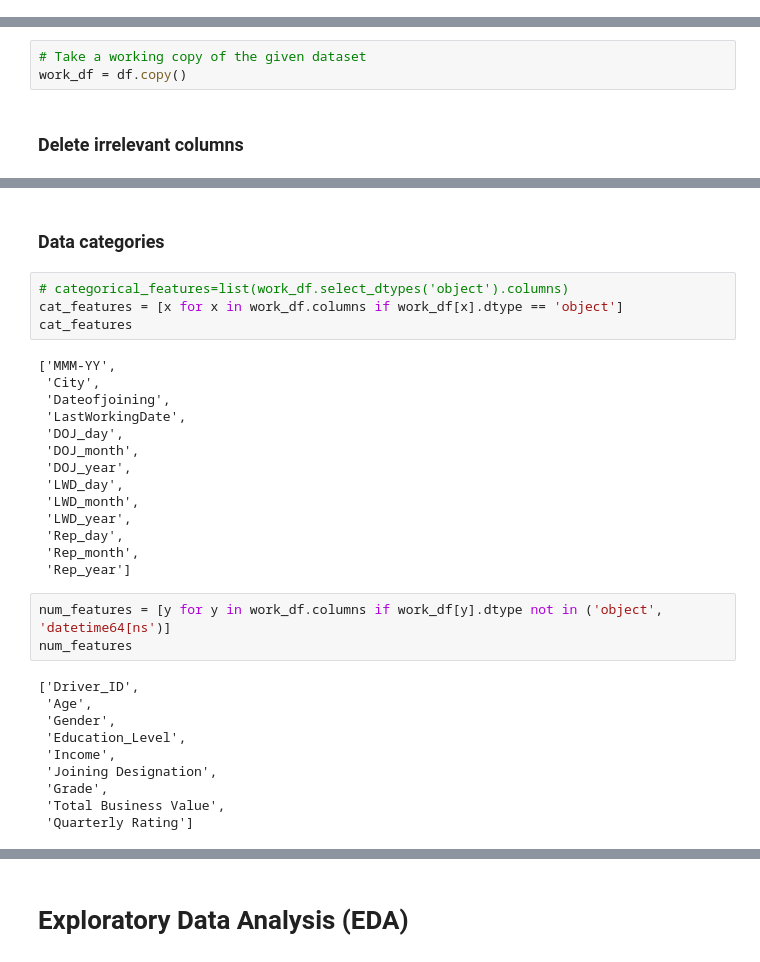
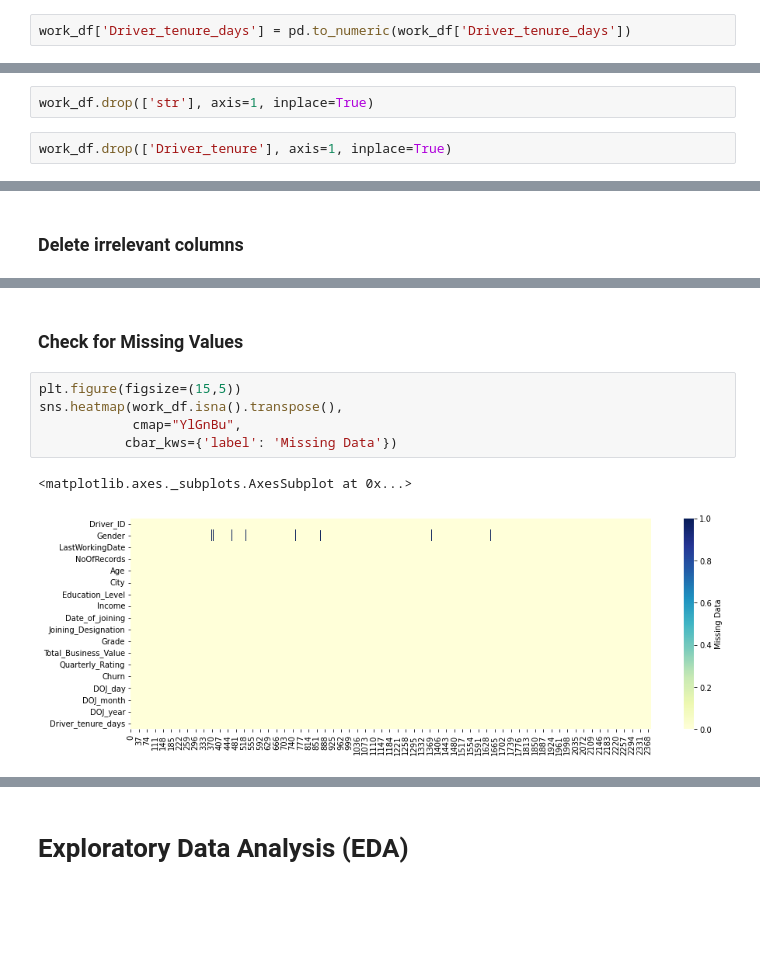
Before and after one commit to PrithiviRajMK/ScalerProjects, a Jupyter notebook: OLA.ipynb, the cells around one changed output, grey strips where cells are left out. Saved outputs shown, nothing was run; the diff lists cells and outputs as text; blank space fills up the shorter version.

```diff
--- a/OLA.ipynb
+++ b/OLA.ipynb
@@ -257,0 +255,2 @@ df.head()
+# %%
+work_df['Driver_tenure_days'] = pd.to_numeric(work_df['Driver_tenure_days'])
@@ -257,0 +266,4 @@ df.head()
+# %%
+work_df.drop(['str'], axis=1, inplace=True)
+# %%
+work_df.drop(['Driver_tenure'], axis=1, inplace=True)
@@ -279,8 +290,5 @@ df.head()
 # %% [markdown]
 ### Dataset Copy
-# %%
-# Take a working copy of the given dataset
-work_df = df.copy()
 # %% [markdown]
 ### Delete irrelevant columns
 # %%
@@ -290,33 +298,10 @@ work_df.shape
-# %% [markdown]
-### Data categories
-# %%
-# categorical_features=list(work_df.select_dtypes('object').columns)
-cat_features = [x for x in work_df.columns if work_df[x].dtype == 'object']
-cat_features
-# %% [output]
-['MMM-YY',
- 'City',
- 'Dateofjoining',
- 'LastWorkingDate',
- 'DOJ_day',
- 'DOJ_month',
- 'DOJ_year',
- 'LWD_day',
- 'LWD_month',
- 'LWD_year',
- 'Rep_day',
- 'Rep_month',
- 'Rep_year']
-# %%
-num_features = [y for y in work_df.columns if work_df[y].dtype not in ('object', 'datetime64[ns')]
-num_features
-# %% [output]
-['Driver_ID',
- 'Age',
- 'Gender',
- 'Education_Level',
- 'Income',
- 'Joining Designation',
- 'Grade',
- 'Total Business Value',
- 'Quarterly Rating']
+# %% [markdown]
+### Check for Missing Values
+# %%
+plt.figure(figsize=(15,5))
+sns.heatmap(work_df.isna().transpose(),
+            cmap="YlGnBu",
+           cbar_kws={'label': 'Missing Data'})
+# %% [output]
+<matplotlib.axes._subplots.AxesSubplot at 0x...>
+[figure, added]
```
Also changed, not shown: parts of 175 cells of this notebook.
